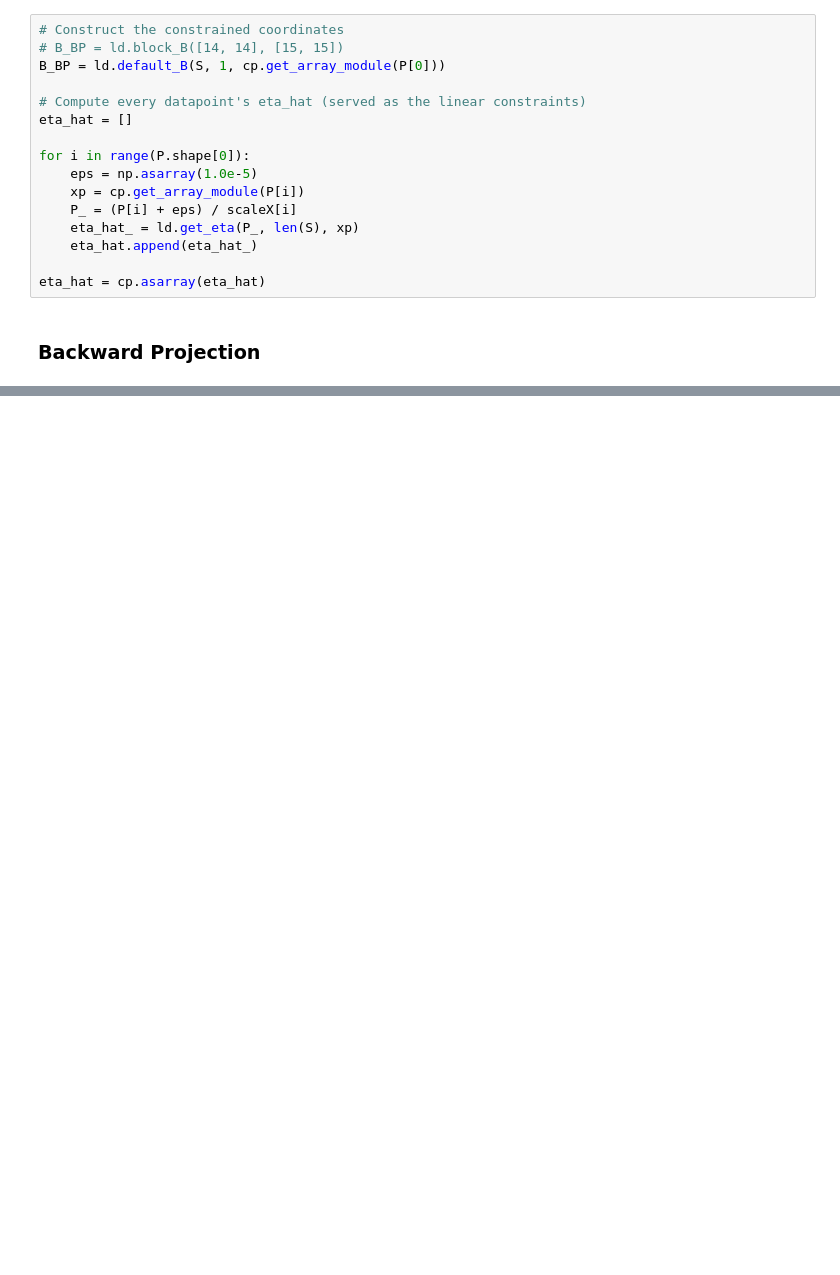
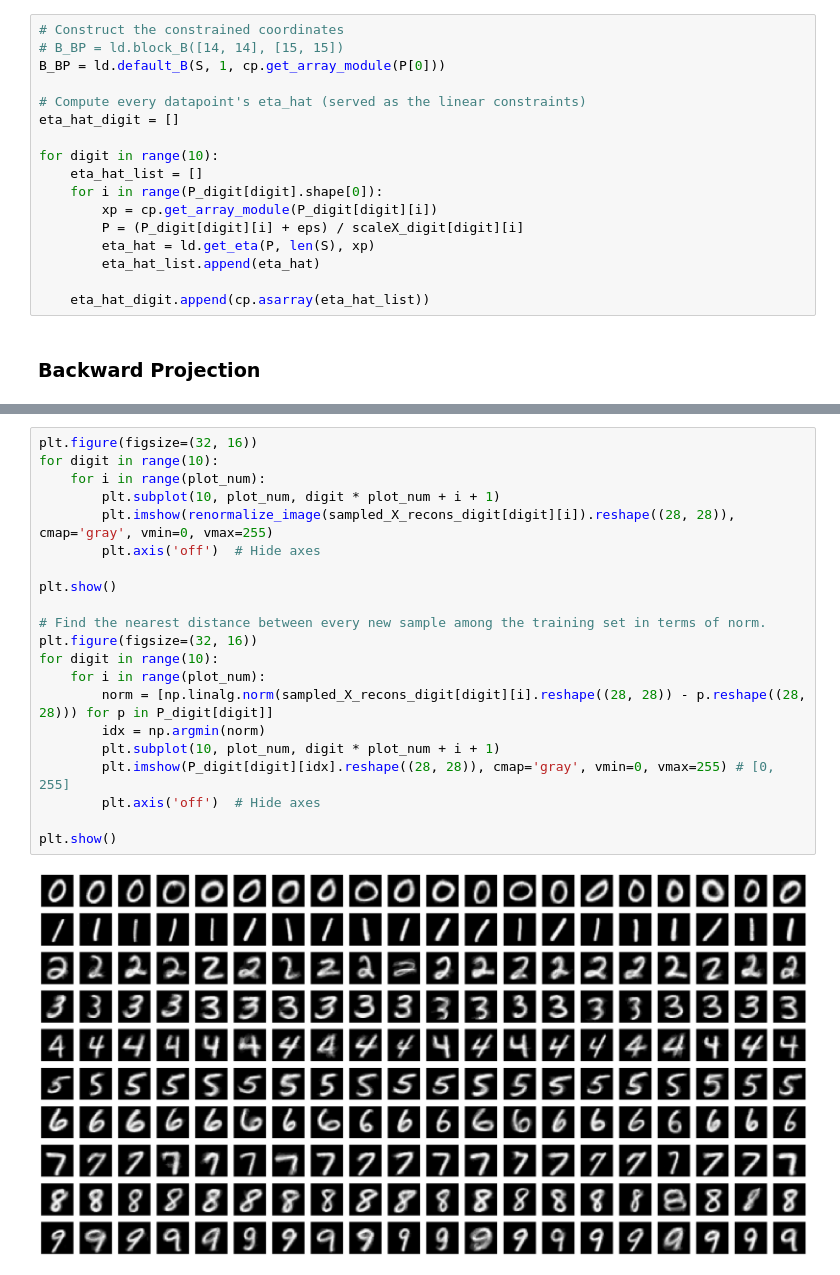
Before and after one commit to sleepymalc/IG-Augmentation, a Jupyter notebook: MNIST-generate.ipynb, the cells around one changed output, grey strips where cells are left out. Cells and saved outputs as stored; diff of their text form; blank space fills up the shorter version.

```diff
--- a/MNIST-generate.ipynb
+++ b/MNIST-generate.ipynb
@@ -232,15 +243,16 @@ plt.show()
 B_BP = ld.default_B(S, 1, cp.get_array_module(P[0]))
 
 # Compute every datapoint's eta_hat (served as the linear constraints)
-eta_hat = []
+eta_hat_digit = []
 
-for i in range(P.shape[0]):
-    eps = np.asarray(1.0e-5)
-    xp = cp.get_array_module(P[i])
-    P_ = (P[i] + eps) / scaleX[i]
-    eta_hat_ = ld.get_eta(P_, len(S), xp)
-    eta_hat.append(eta_hat_)
+for digit in range(10):
+    eta_hat_list = []
+    for i in range(P_digit[digit].shape[0]):
+        xp = cp.get_array_module(P_digit[digit][i])
+        P = (P_digit[digit][i] + eps) / scaleX_digit[digit][i]
+        eta_hat = ld.get_eta(P, len(S), xp)
+        eta_hat_list.append(eta_hat)
 
-eta_hat = cp.asarray(eta_hat)
+    eta_hat_digit.append(cp.asarray(eta_hat_list))
 # %% [markdown]
 ### Backward Projection
@@ -246,0 +303,23 @@ eta_hat = cp.asarray(eta_hat)
+# %%
+plt.figure(figsize=(32, 16))
+for digit in range(10):
+    for i in range(plot_num):
+        plt.subplot(10, plot_num, digit * plot_num + i + 1)
+        plt.imshow(renormalize_image(sampled_X_recons_digit[digit][i]).reshape((28, 28)), cmap='gray', vmin=0, vmax=255)
+        plt.axis('off')  # Hide axes
+
+plt.show()
+
+# Find the nearest distance between every new sample among the training set in terms of norm.
+plt.figure(figsize=(32, 16))
+for digit in range(10):
+    for i in range(plot_num):
+        norm = [np.linalg.norm(sampled_X_recons_digit[digit][i].reshape((28, 28)) - p.reshape((28, 28))) for p in P_digit[digit]]
+        idx = np.argmin(norm)
+        plt.subplot(10, plot_num, digit * plot_num + i + 1)
+        plt.imshow(P_digit[digit][idx].reshape((28, 28)), cmap='gray', vmin=0, vmax=255) # [0, 255]
+        plt.axis('off')  # Hide axes
+
+plt.show()
+# %% [output]
+[figure, added]
```
Also changed, not shown: parts of 20 cells of this notebook, 1 other file.
